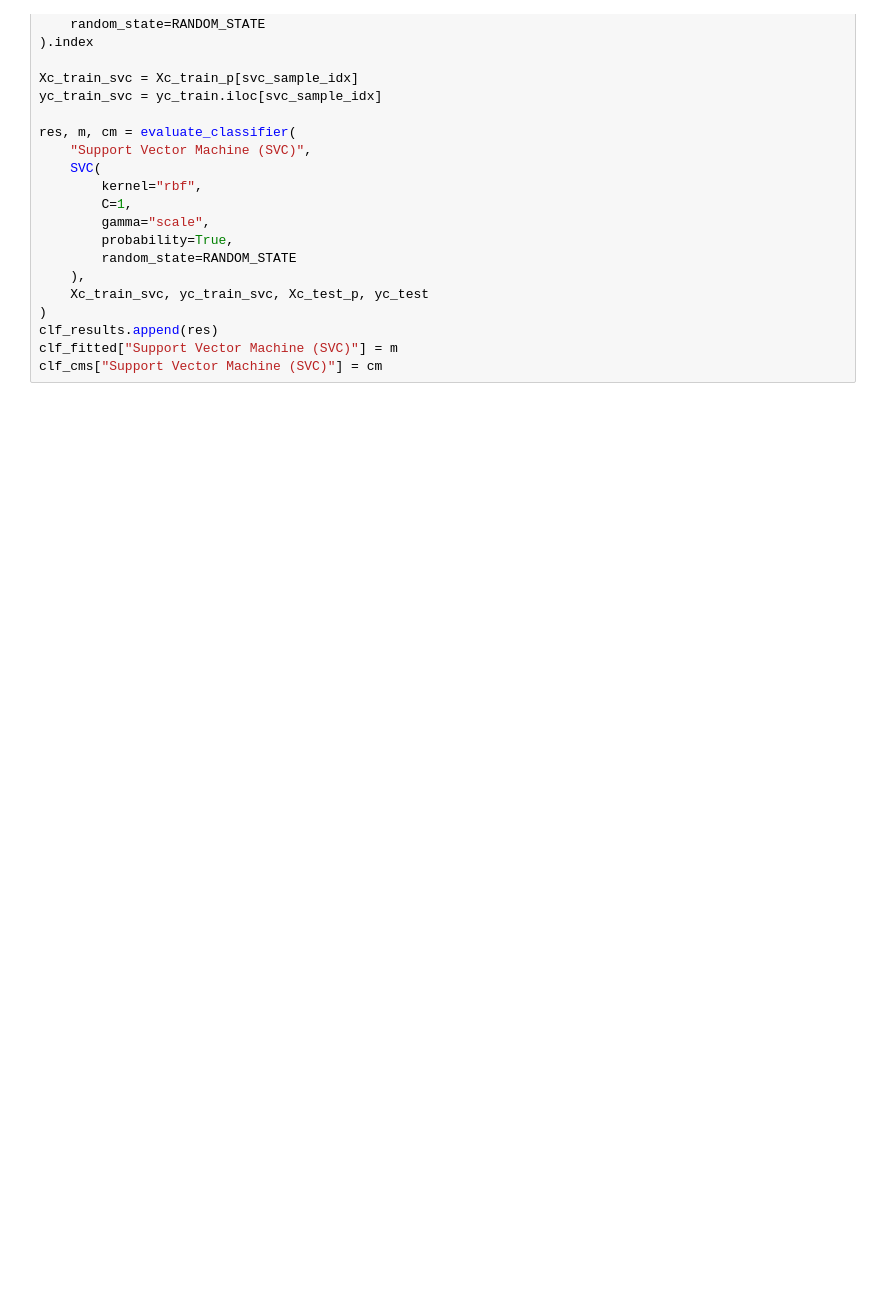
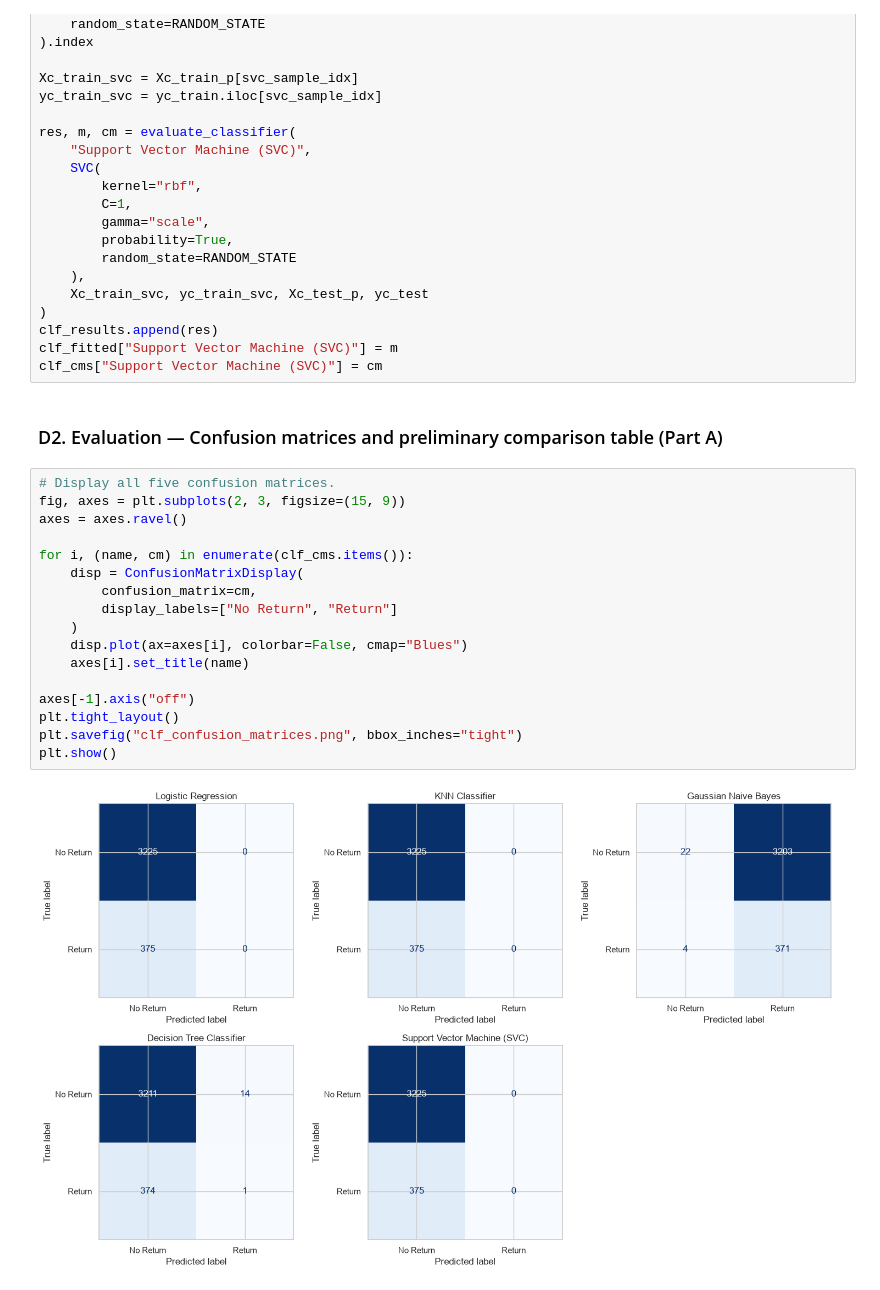
Before and after one commit to Ramjith821/RetailSalestest, a Jupyter notebook: Retail_store.ipynb, the cells around one changed output. Drawn from its saved outputs; the diff is of its cells as text; blank space fills up the shorter version.

Commit message:
add classification evaluation
add classification evaluation

```diff
--- a/Retail_store.ipynb
+++ b/Retail_store.ipynb
@@ -899,3 +899,24 @@ res, m, cm = evaluate_classifier(
 clf_results.append(res)
 clf_fitted["Support Vector Machine (SVC)"] = m
 clf_cms["Support Vector Machine (SVC)"] = cm
+# %% [markdown]
+### D2. Evaluation — Confusion matrices and preliminary comparison table (Part A)
+# %%
+# Display all five confusion matrices.
+fig, axes = plt.subplots(2, 3, figsize=(15, 9))
+axes = axes.ravel()
+
+for i, (name, cm) in enumerate(clf_cms.items()):
+    disp = ConfusionMatrixDisplay(
+        confusion_matrix=cm,
+        display_labels=["No Return", "Return"]
+    )
+    disp.plot(ax=axes[i], colorbar=False, cmap="Blues")
+    axes[i].set_title(name)
+
+axes[-1].axis("off")
+plt.tight_layout()
+plt.savefig("clf_confusion_matrices.png", bbox_inches="tight")
+plt.show()
+# %% [output]
+[figure, added]
```
Also changed, not shown: parts of 1 cell of this notebook.
